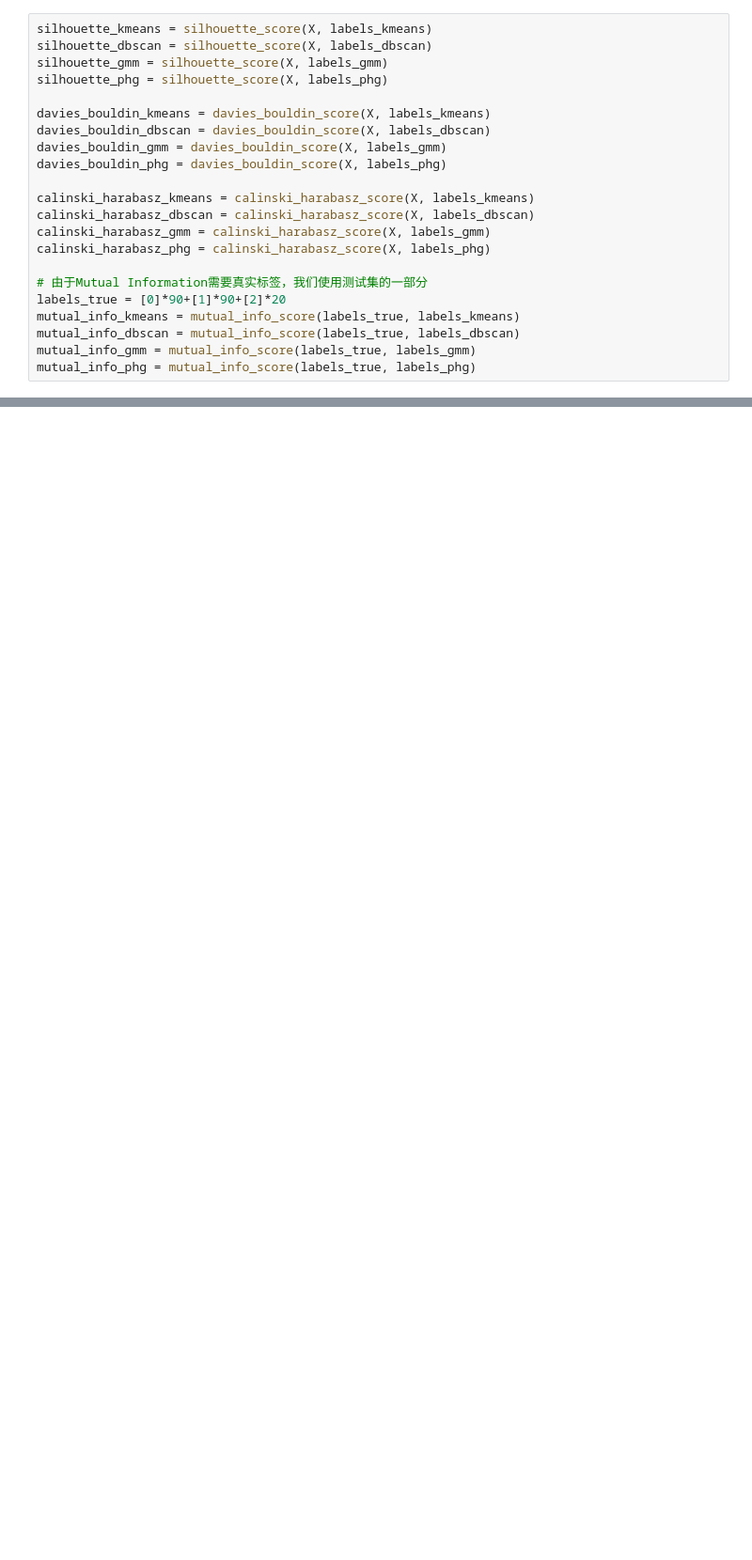
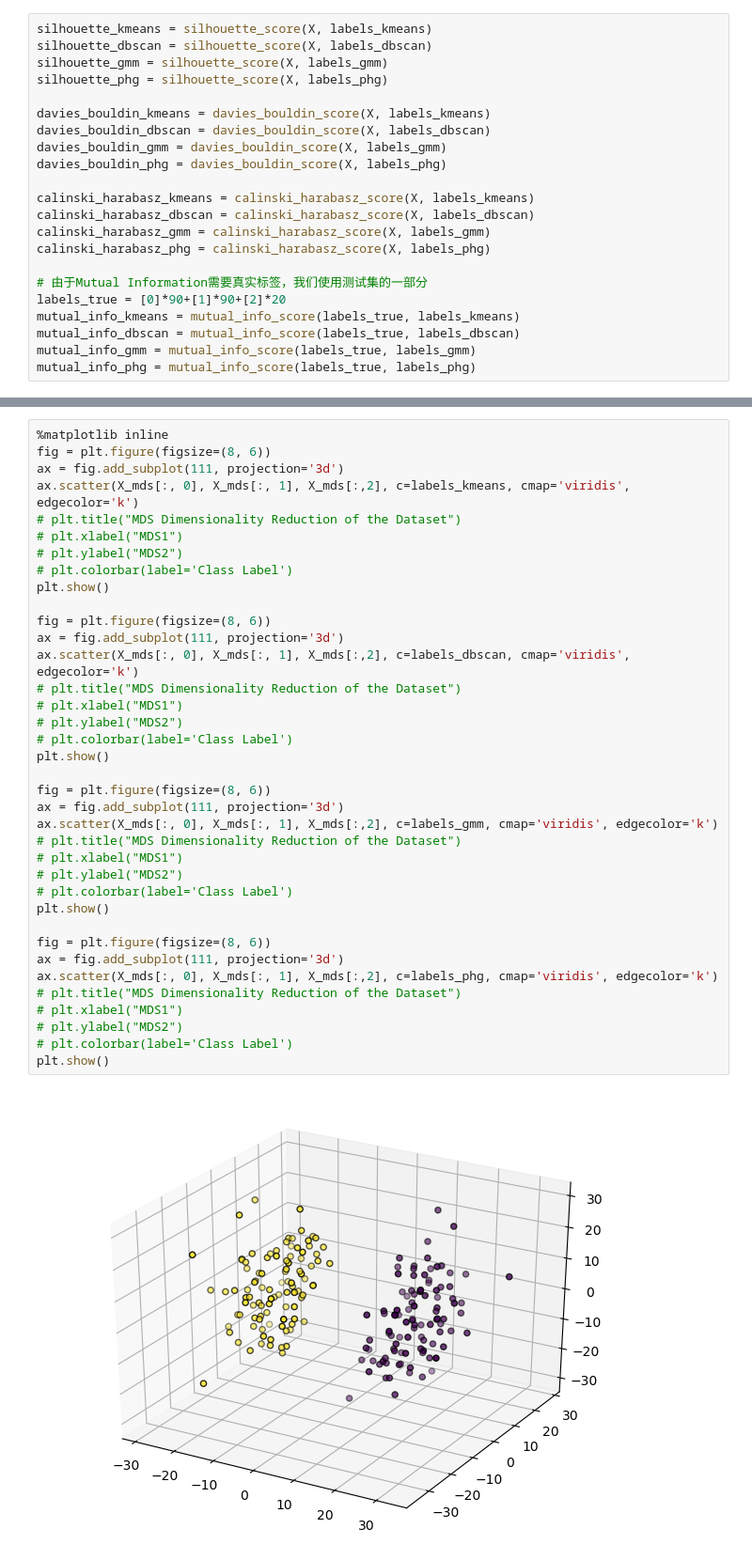
Before and after one commit to mzhyui/PHTDA-Net, a Jupyter notebook: compare/compare_sample_v2.ipynb, the cells around one changed output, grey strips where cells are left out. Shown at 94% size. Saved outputs shown, nothing was run; the diff lists cells and outputs as text; blank space fills up the shorter version.

```diff
--- a/compare/compare_sample_v2.ipynb
+++ b/compare/compare_sample_v2.ipynb
@@ -293,0 +301,39 @@ plt.show()
+# %%
+%matplotlib inline
+fig = plt.figure(figsize=(8, 6))
+ax = fig.add_subplot(111, projection='3d')
+ax.scatter(X_mds[:, 0], X_mds[:, 1], X_mds[:,2], c=labels_kmeans, cmap='viridis', edgecolor='k')
+# plt.title("MDS Dimensionality Reduction of the Dataset")
+# plt.xlabel("MDS1")
+# plt.ylabel("MDS2")
+# plt.colorbar(label='Class Label')
+plt.show()
+
+fig = plt.figure(figsize=(8, 6))
+ax = fig.add_subplot(111, projection='3d')
+ax.scatter(X_mds[:, 0], X_mds[:, 1], X_mds[:,2], c=labels_dbscan, cmap='viridis', edgecolor='k')
+# plt.title("MDS Dimensionality Reduction of the Dataset")
+# plt.xlabel("MDS1")
+# plt.ylabel("MDS2")
+# plt.colorbar(label='Class Label')
+plt.show()
+
+fig = plt.figure(figsize=(8, 6))
+ax = fig.add_subplot(111, projection='3d')
+ax.scatter(X_mds[:, 0], X_mds[:, 1], X_mds[:,2], c=labels_gmm, cmap='viridis', edgecolor='k')
+# plt.title("MDS Dimensionality Reduction of the Dataset")
+# plt.xlabel("MDS1")
+# plt.ylabel("MDS2")
+# plt.colorbar(label='Class Label')
+plt.show()
+
+fig = plt.figure(figsize=(8, 6))
+ax = fig.add_subplot(111, projection='3d')
+ax.scatter(X_mds[:, 0], X_mds[:, 1], X_mds[:,2], c=labels_phg, cmap='viridis', edgecolor='k')
+# plt.title("MDS Dimensionality Reduction of the Dataset")
+# plt.xlabel("MDS1")
+# plt.ylabel("MDS2")
+# plt.colorbar(label='Class Label')
+plt.show()
+# %% [output]
+[figure, added]
```
Also changed, not shown: parts of 8 cells of this notebook, 1 other file.
